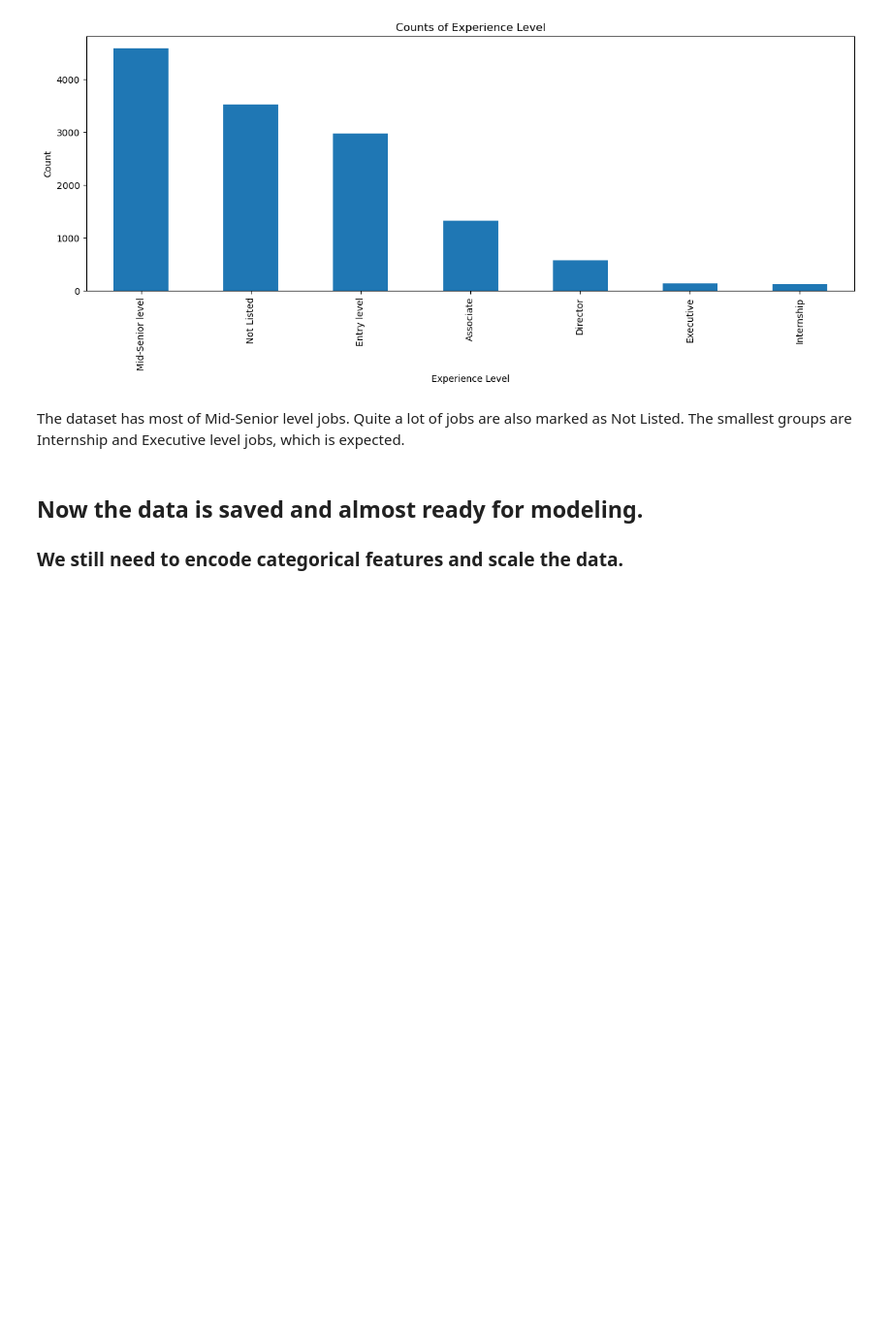
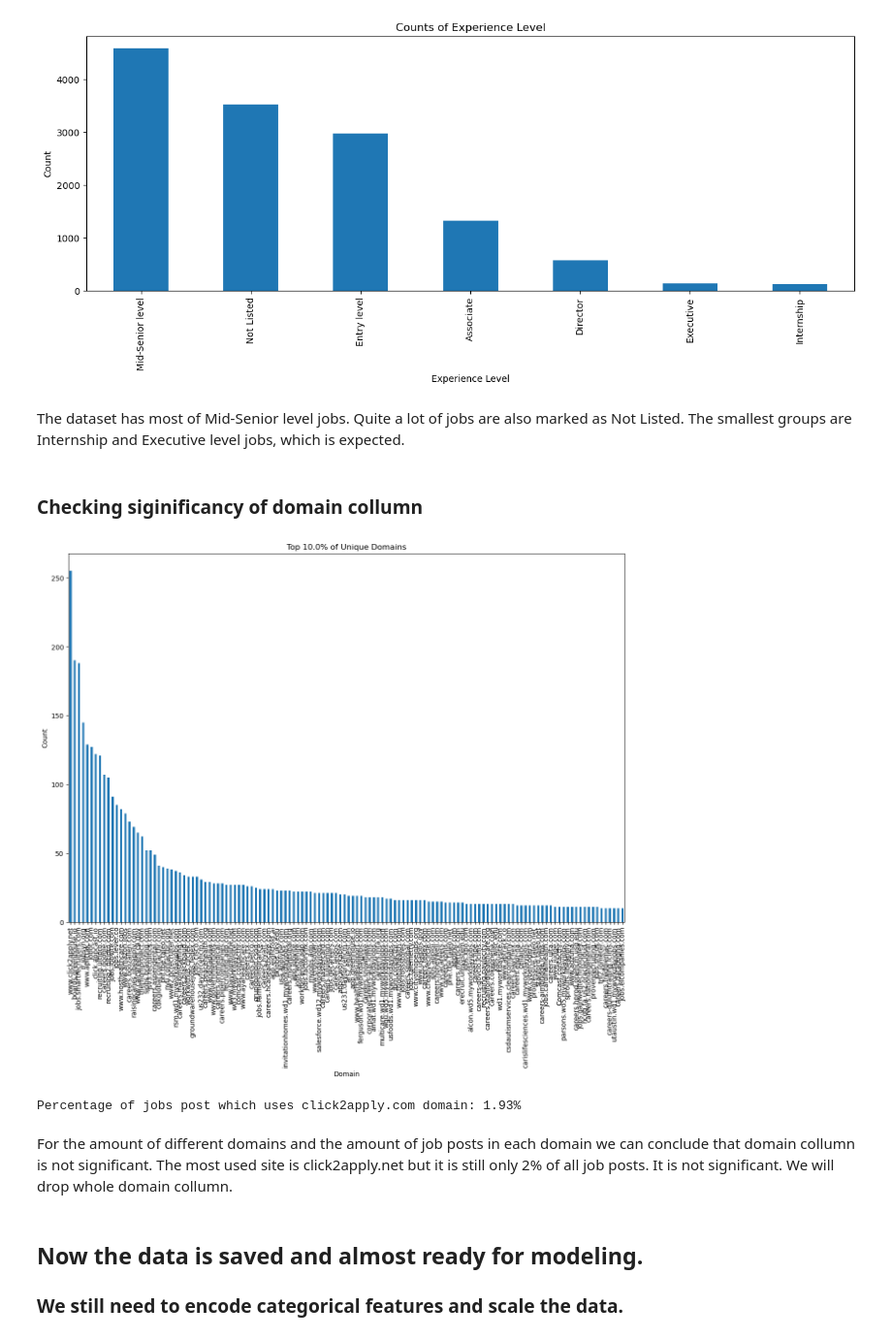
Before and after one commit to Qubi0-0/LinkedInJobSalaryPredict, a Jupyter notebook: jobs_eda.ipynb, the cells around one changed output. Shown at 97% size. Cells and saved outputs as stored; diff of their text form; code cells hidden in the pictures; blank space fills up the shorter version.

```diff
--- a/jobs_eda.ipynb
+++ b/jobs_eda.ipynb
@@ -253,7 +269,7 @@ sns.heatmap(correlation_matrix, annot=True, cmap='coolwarm')
 # %% [markdown]
 We will clean data from features that have almost no impact on the salary.
 # %%
-jobs_with_salary_df = jobs_with_salary_df_filtered.drop(columns=['app_is_off', 'Emp_Cnt', 'Co_Pg_Lstd', 'is_sponsored', 'app_typ'])
+jobs_with_salary_df_filtered = jobs_with_salary_df_filtered.drop(columns=['app_is_off', 'Emp_Cnt', 'Co_Pg_Lstd', 'is_sponsored', 'app_typ'])
 # %% [markdown]
 Some of the collums are not realeated to the job salary. We will drop them.
 # %%
@@ -267,3 +283,29 @@ plt.show()
 [figure]
 # %% [markdown]
 The dataset has most of Mid-Senior level jobs. Quite a lot of jobs are also marked as Not Listed. The smallest groups are Internship and Executive level jobs, which is expected.
+# %% [markdown]
+### Checking siginificancy of domain collumn
+# %%
+# Set the desired percentage
+top_percent = 0.1
+domain_counts = jobs_with_salary_df_filtered['domain'].value_counts()
+# Calculate the number of unique domains to include
+num_domains = int(len(domain_counts) * top_percent)
+
+# Select the top x percent of unique domains
+top_domains = domain_counts[:num_domains]
+
+# Plot the count of each top domain
+plt.figure(figsize=(15, 10))
+top_domains.plot(kind='bar')
+plt.xlabel('Domain')
+plt.ylabel('Count')
+plt.title(f'Top {top_percent * 100}% of Unique Domains')
+plt.show()
+
+print(f"Percentage of jobs post which uses click2apply.com domain: {jobs_with_salary_df_filtered[jobs_with_salary_df_filtered['domain'] == 'www.click2apply.net'].shape[0] / jobs_with_salary_df_filtered.shape[0] * 100:.2f}%")
+# %% [output]
+[figure, added]
+Percentage of jobs post which uses click2apply.com domain: 1.93%
+# %% [markdown]
+For the amount of different domains and the amount of job posts in each domain we can conclude that domain collumn is not significant. The most used site is click2apply.net but it is still only 2% of all job posts. It is not significant. We will drop whole domain collumn.
```
Also changed, not shown: parts of 14 cells of this notebook.
